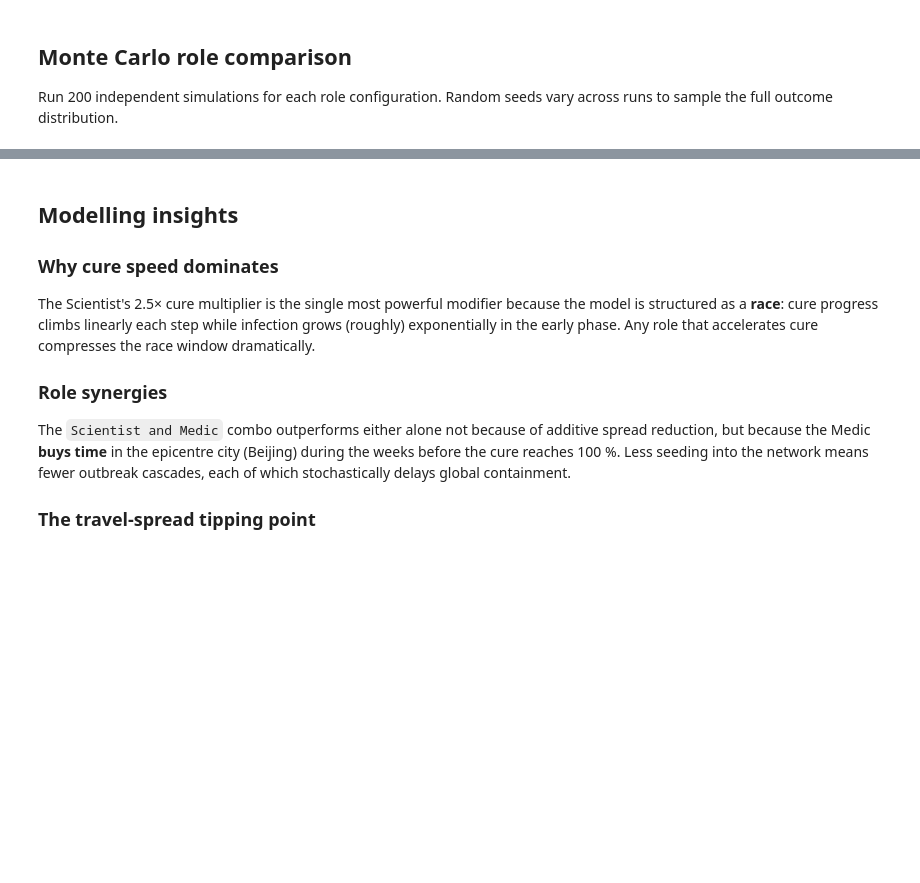
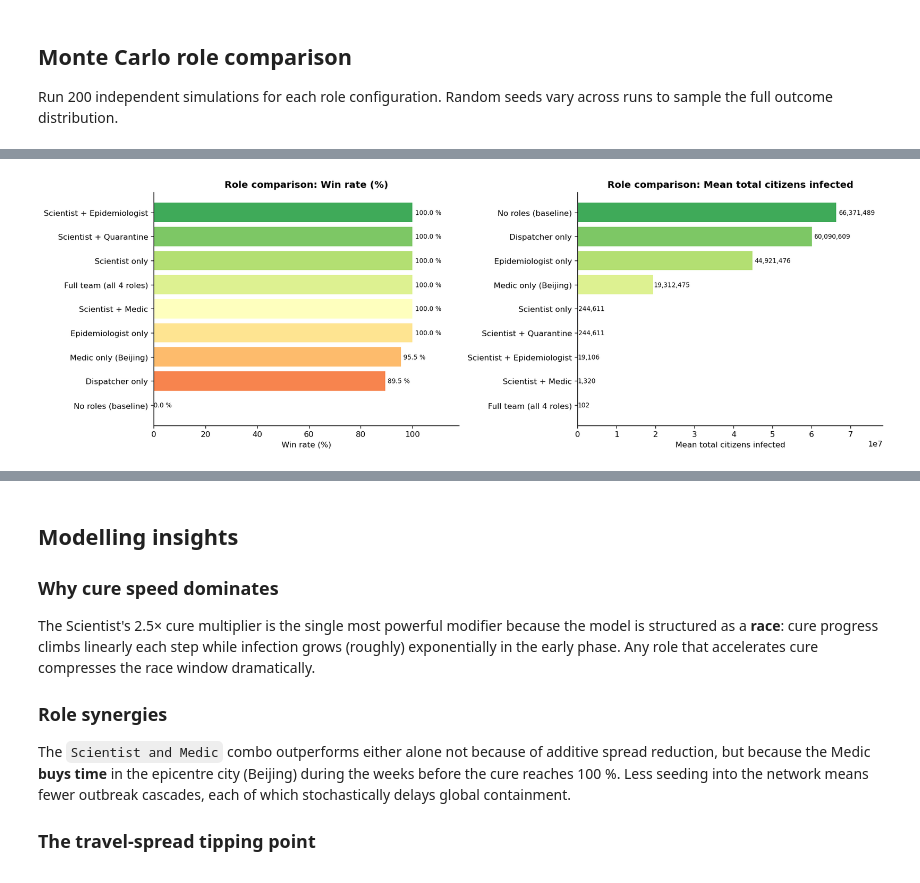
Before and after one commit to lijo8146/systems_at_play, a Jupyter notebook: pandemic-simulator/simulation_notebook.ipynb, the cells around one changed output, grey strips where cells are left out. Saved outputs shown, nothing was run; the diff lists cells and outputs as text; code cells hidden in the pictures; blank space fills up the shorter version.

```diff
--- a/pandemic-simulator/simulation_notebook.ipynb
+++ b/pandemic-simulator/simulation_notebook.ipynb
@@ -247,27 +292,26 @@ stats
 # %%
 fig, axes = plt.subplots(1, 2, figsize=(15, 5))
-
-plot_role_comparison(stats, metric="win_rate_%",    ax=axes[0] if False else None)
-plot_role_comparison(stats, metric="mean_infected", ax=axes[1] if False else None)
 
 # Replicate inline since plot_role_comparison returns a figure
 for ax, metric, title_suffix in [
     (axes[0], "win_rate_%",    "Win rate (%)"),
     (axes[1], "mean_infected", "Mean total citizens infected"),
 ]:
     df_sorted = stats.sort_values(metric, ascending=True)
     colors = plt.cm.RdYlGn(np.linspace(0.15, 0.85, len(df_sorted)))
     bars = ax.barh(df_sorted["scenario"], df_sorted[metric], color=colors)
     for bar, val in zip(bars, df_sorted[metric]):
         ax.text(bar.get_width() * 1.01, bar.get_y() + bar.get_height() / 2,
                 f"{val:,.0f}" if metric == "mean_infected" else f"{val:.1f} %",
                 va="center", fontsize=8)
     ax.set_xlabel(title_suffix)
     ax.set_title(f"Role comparison: {title_suffix}", fontweight="bold")
     ax.set_xlim(0, df_sorted[metric].max() * 1.18)
 
 plt.tight_layout()
 plt.show()
+# %% [output]
+[figure, added]
 # %%
 # Distribution of outcomes for 3 selected scenarios
 fig, axes = plt.subplots(1, 3, figsize=(15, 4))
```
Also changed, not shown: parts of 11 cells of this notebook, 12 other files.
